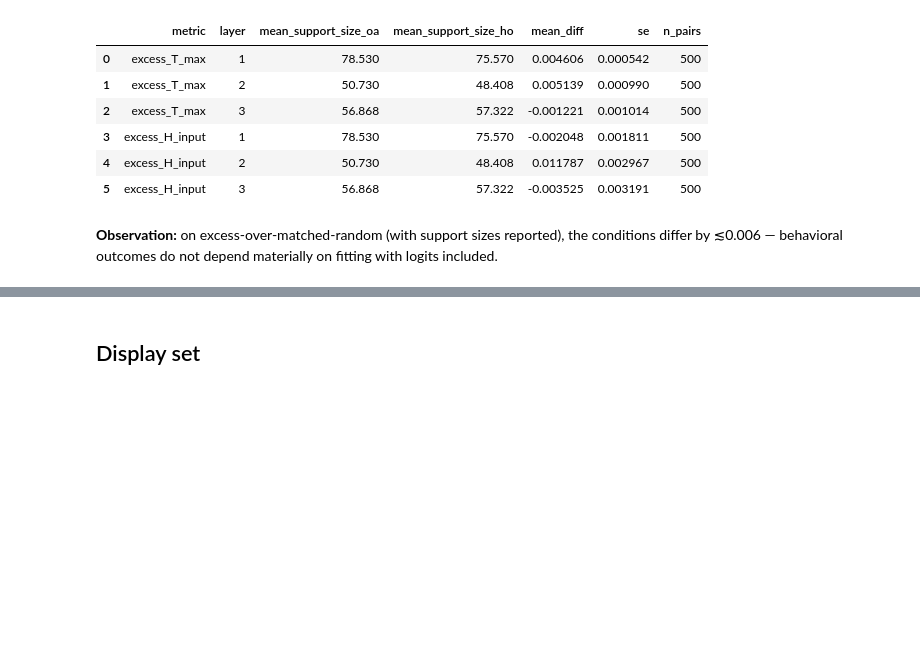
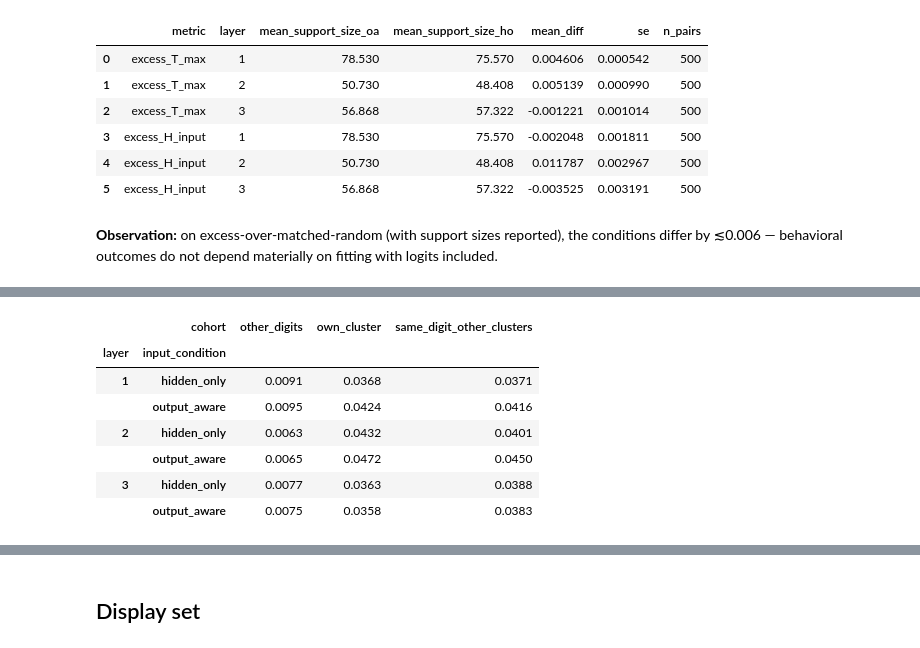
Before and after one commit to TomKerbyLab/Local_CorEx_Experiments, a Jupyter notebook: tnnls_human_experiments/exp4_mnist_benchmark/analysis_exp4_results.ipynb, the cells around one changed output, grey strips where cells are left out. Saved outputs shown, nothing was run; the diff lists cells and outputs as text; code cells hidden in the pictures; blank space fills up the shorter version.

```diff
--- a/tnnls_human_experiments/exp4_mnist_benchmark/analysis_exp4_results.ipynb
+++ b/tnnls_human_experiments/exp4_mnist_benchmark/analysis_exp4_results.ipynb
@@ -26,7 +26,8 @@ def load(name):
 tables = {n: load(n) for n in [
     "prevalence", "lc_vs_random", "lc_vs_univariate", "support_density",
     "concordance", "oa_vs_ho", "effective_units", "tc_magnitude",
-    "coverage", "tc_density_magnitude"]}
+    "coverage", "tc_density_magnitude", "profile_cohorts", "profile_grid",
+    "factor_assoc"]}
 print({k: len(v) for k, v in tables.items()})
 # %% [output]
 {'prevalence': 12, 'lc_vs_random': 72, 'lc_vs_univariate': 72, 'support_density': 12, 'concordance': 6, 'oa_vs_ho': 6, 'effective_units': 30, 'tc_magnitude': 12, 'coverage': 30, 'tc_density_magnitude' ...
@@ -209,0 +215,14 @@ tables["oa_vs_ho"]
+# %%
+coh = tables["profile_cohorts"]
+tables["profile_grid"].head(3)
+coh[coh.stat == "a_mean"].pivot_table(
+    index=["layer", "input_condition"], columns="cohort", values="lc").round(4)
+# %% [output]
+|  | cohort | other_digits | own_cluster | same_digit_other_clusters |
+| layer | input_condition |  |  |  |
+| 1 | hidden_only | 0.0091 | 0.0368 | 0.0371 |
+|  | output_aware | 0.0095 | 0.0424 | 0.0416 |
+| 2 | hidden_only | 0.0063 | 0.0432 | 0.0401 |
+|  | output_aware | 0.0065 | 0.0472 | 0.0450 |
+| 3 | hidden_only | 0.0077 | 0.0363 | 0.0388 |
+|  | output_aware | 0.0075 | 0.0358 | 0.0383 |
```
Also changed, not shown: parts of 7 cells of this notebook, 10 other files.
